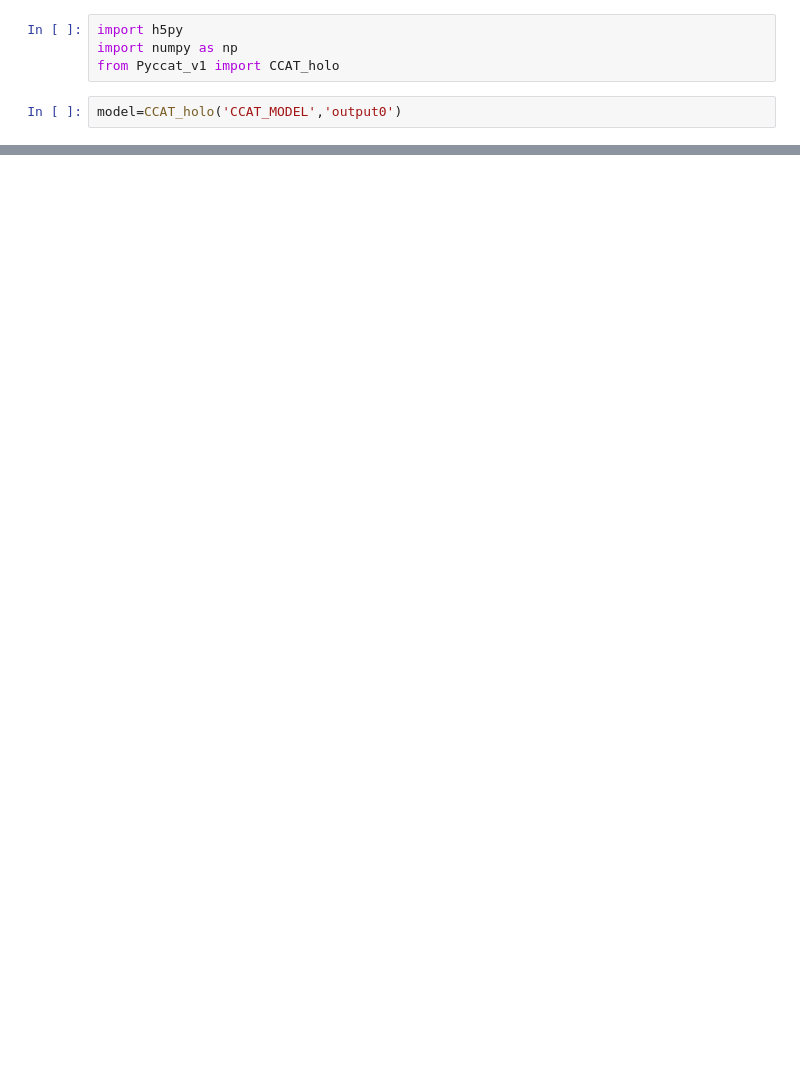
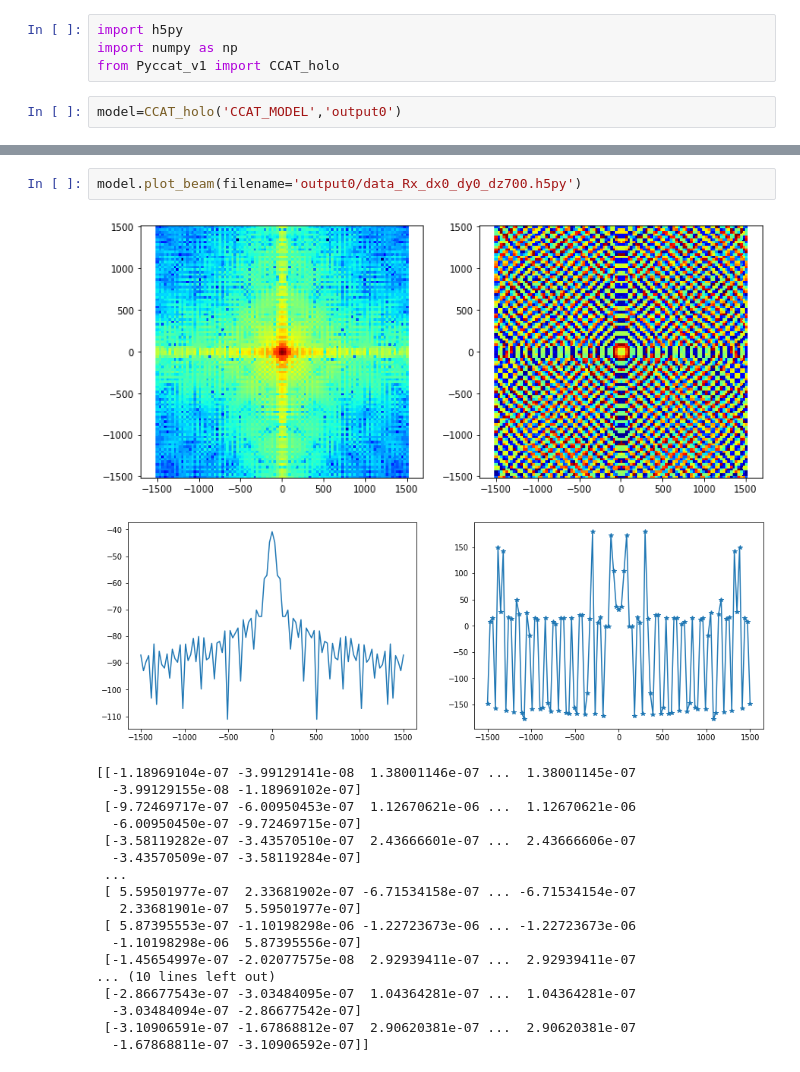
Before and after one commit to XiaodongRencologne/CCAT_holo_V1, a Jupyter notebook: ccat_holo_v3/test.ipynb, the cells around one changed output, grey strips where cells are left out. Saved outputs shown, nothing was run; the diff lists cells and outputs as text; blank space fills up the shorter version.

```diff
--- a/ccat_holo_v3/test.ipynb
+++ b/ccat_holo_v3/test.ipynb
@@ -21,0 +16,22 @@ array([ 0.0026001 , -0.00061122,  0.00711128, ...,  0.0030737 ,
+# %%
+model.plot_beam(filename='output0/data_Rx_dx0_dy0_dz700.h5py')
+# %% [output]
+[figure, added]
+[figure, added]
+[[-1.18969104e-07 -3.99129141e-08  1.38001146e-07 ...  1.38001145e-07
+  -3.99129155e-08 -1.18969102e-07]
+ [-9.72469717e-07 -6.00950453e-07  1.12670621e-06 ...  1.12670621e-06
+  -6.00950450e-07 -9.72469715e-07]
+ [-3.58119282e-07 -3.43570510e-07  2.43666601e-07 ...  2.43666606e-07
+  -3.43570509e-07 -3.58119284e-07]
+ ...
+ [ 5.59501977e-07  2.33681902e-07 -6.71534158e-07 ... -6.71534154e-07
+   2.33681901e-07  5.59501977e-07]
+ [ 5.87395553e-07 -1.10198298e-06 -1.22723673e-06 ... -1.22723673e-06
+  -1.10198298e-06  5.87395556e-07]
+ [-1.45654997e-07 -2.02077575e-08  2.92939411e-07 ...  2.92939411e-07
+... (10 lines left out)
+ [-2.86677543e-07 -3.03484095e-07  1.04364281e-07 ...  1.04364281e-07
+  -3.03484094e-07 -2.86677542e-07]
+ [-3.10906591e-07 -1.67868812e-07  2.90620381e-07 ...  2.90620381e-07
+  -1.67868811e-07 -3.10906592e-07]]
```
Also changed, not shown: parts of 5 cells of this notebook, 11 other files.
